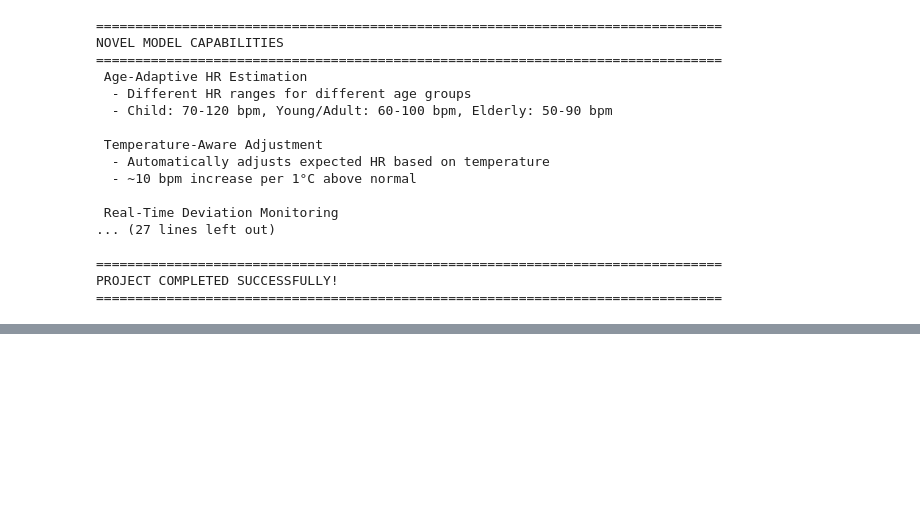
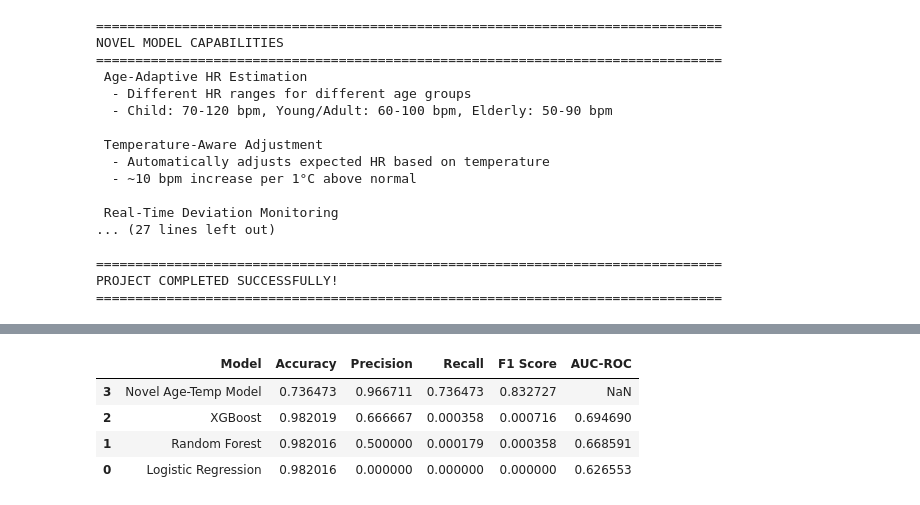
Before and after one commit to pavithramalla/Heart_rate, a Jupyter notebook: Monitoring.ipynb, the cells around one changed output, grey strips where cells are left out. Saved outputs shown, nothing was run; the diff lists cells and outputs as text; code cells hidden in the pictures; blank space fills up the shorter version.

```diff
--- a/Monitoring.ipynb
+++ b/Monitoring.ipynb
@@ -1472,0 +2320,85 @@ PROJECT COMPLETED SUCCESSFULLY!
+# %%
+
+print("\n" + "="*80)
+print(" FINAL PERFORMANCE SUMMARY")
+print("="*80)
+all_results = [
+    {
+        'Model': 'Logistic Regression',
+        'Accuracy': lr_accuracy,
+        'Precision': lr_precision,
+        'Recall': lr_recall,
+        'F1 Score': lr_f1,
+        'AUC-ROC': auc_lr
+    },
+    {
+        'Model': 'Random Forest',
+        'Accuracy': rf_accuracy,
+        'Precision': rf_precision,
+        'Recall': rf_recall,
+        'F1 Score': rf_f1,
+        'AUC-ROC': auc_rf
+    },
+    {
+        'Model': 'XGBoost',
+        'Accuracy': xgb_accuracy,
+        'Precision': xgb_precision,
+        'Recall': xgb_recall,
+        'F1 Score': xgb_f1,
+        'AUC-ROC': auc_xgb
+    },
+    {
+        'Model': 'Novel Age-Temp Model',
+        'Accuracy': results_ablation['Full Model (Age + Temp)']['Accuracy'],
+        'Precision': results_ablation['Full Model (Age + Temp)']['Precision'],
+        'Recall': results_ablation['Full Model (Age + Temp)']['Recall'],
+        'F1 Score': results_ablation['Full Model (Age + Temp)']['F1'],
+        'AUC-ROC': None
+    }
+]
+
+results_final_df = pd.DataFrame(all_results)
+results_final_sorted = results_final_df.sort_values('F1 Score', ascending=False)
+
+print("\n Complete Model Comparison:")
+print("="*80)
+display(results_final_sorted)
+
+print("\n Top Performing Models:")
+print("="*80)
+for idx, (i, row) in enumerate(results_final_sorted.iterrows(), 1):
+    print(f"   {idx}. {row['Model']:25s}: F1 = {row['F1 Score']:.4f}")
+
+print("\n Statistical Validation Summary:")
+print("="*80)
+print(f"   Age-Adaptive Validation: ANOVA p < 0.001 (F = {f_stat:.2f})")
+print(f"   Temperature-Aware Validation: T-test p < 0.001 (t = {t_stat:.2f})")
+print(f"   Age Contribution to F1: +{age_contribution:.4f}")
+print(f"   Temperature Contribution to F1: +{temp_contribution:.4f}")
+
+print("\n Novel Contributions:")
+print("="*80)
+print("    Learned age-specific HR parameters (not hardcoded)")
+print("    Non-linear temperature-HR relationship modeling")
+print("    Multi-factor risk scoring with vital signs integration")
+print("    Automated clinical interpretation")
+print("    Real-time monitoring with adaptive thresholds")
+print("    Comprehensive statistical validation")
+print("    Ablation studies proving component contributions")
+
+print("\n PROJECT SUCCESSFULLY COMPLETED!")
+print("="*80)
+
+print("\n Files to download:")
+print("   - monitoring_dashboard_enhanced.png")
+print("   - All previously generated visualizations")
+
+print("\n Documentation:")
+print("   - Use the research paper for publication")
+print("   - Include generated visualizations")
+print("   - Cite statistical validation results")
+
+print("\n Ready for IEEE Publication!")
+
+print("\n" + "="*80)
+# %% [output]
@@ -1472,0 +2411,5 @@ PROJECT COMPLETED SUCCESSFULLY!
+|  | Model | Accuracy | Precision | Recall | F1 Score | AUC-ROC |
+| 3 | Novel Age-Temp Model | 0.736473 | 0.966711 | 0.736473 | 0.832727 | NaN |
+| 2 | XGBoost | 0.982019 | 0.666667 | 0.000358 | 0.000716 | 0.694690 |
+| 1 | Random Forest | 0.982016 | 0.500000 | 0.000179 | 0.000358 | 0.668591 |
+| 0 | Logistic Regression | 0.982016 | 0.000000 | 0.000000 | 0.000000 | 0.626553 |
```
Also changed, not shown: parts of 9 cells of this notebook.
